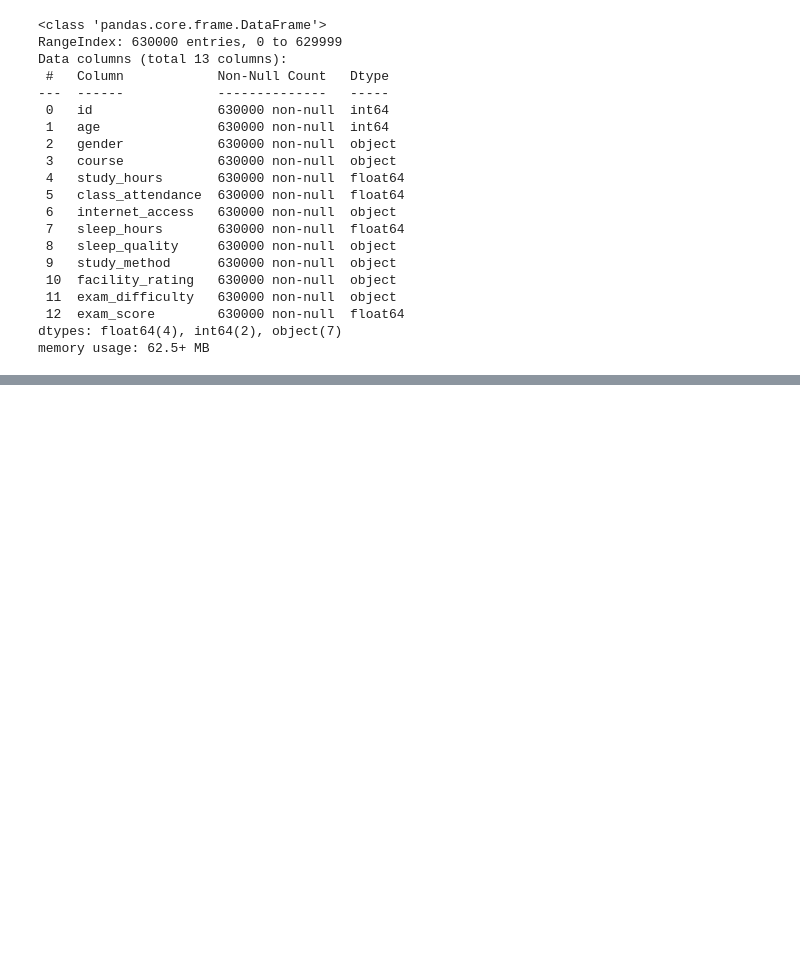
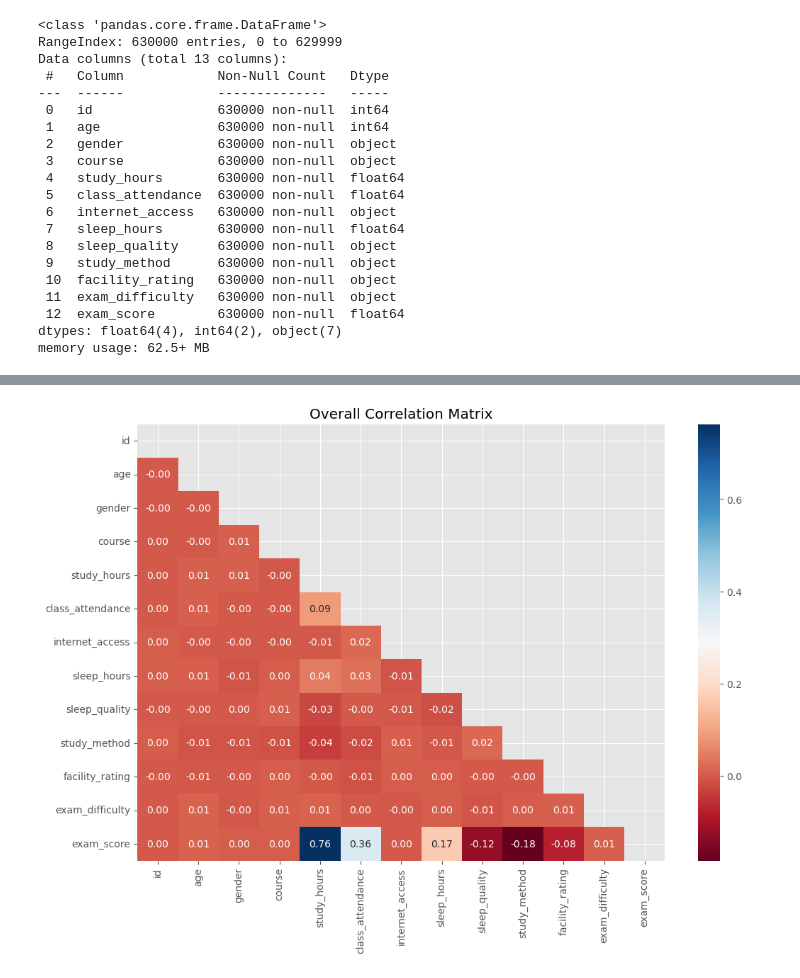
Before and after one commit to g-yunjh/dev, a Jupyter notebook: main.ipynb, the cells around one changed output, grey strips where cells are left out. Saved outputs shown, nothing was run; the diff lists cells and outputs as text; code cells hidden in the pictures; blank space fills up the shorter version.

```diff
--- a/main.ipynb
+++ b/main.ipynb
@@ -50,0 +101,15 @@ memory usage: 62.5+ MB
+# %%
+# 4. 전체 변수 상관관계 히트맵 (Heatmap)
+# 모든 변수를 숫자로 바꿔서 한눈에 상관관계를 비교
+eda_df = train_df.copy()
+le = LabelEncoder()
+for col in eda_df.select_dtypes(include=['object']).columns:
+    eda_df[col] = le.fit_transform(eda_df[col])
+
+plt.figure(figsize=(12, 8))
+mask = np.triu(np.ones_like(eda_df.corr(), dtype=bool))
+sns.heatmap(eda_df.corr(), annot=True, fmt='.2f', cmap='RdBu', mask=mask)
+plt.title('Overall Correlation Matrix')
+plt.show()
+# %% [output]
+[figure, added]
```
Also changed, not shown: parts of 11 cells of this notebook, 1 other file.
